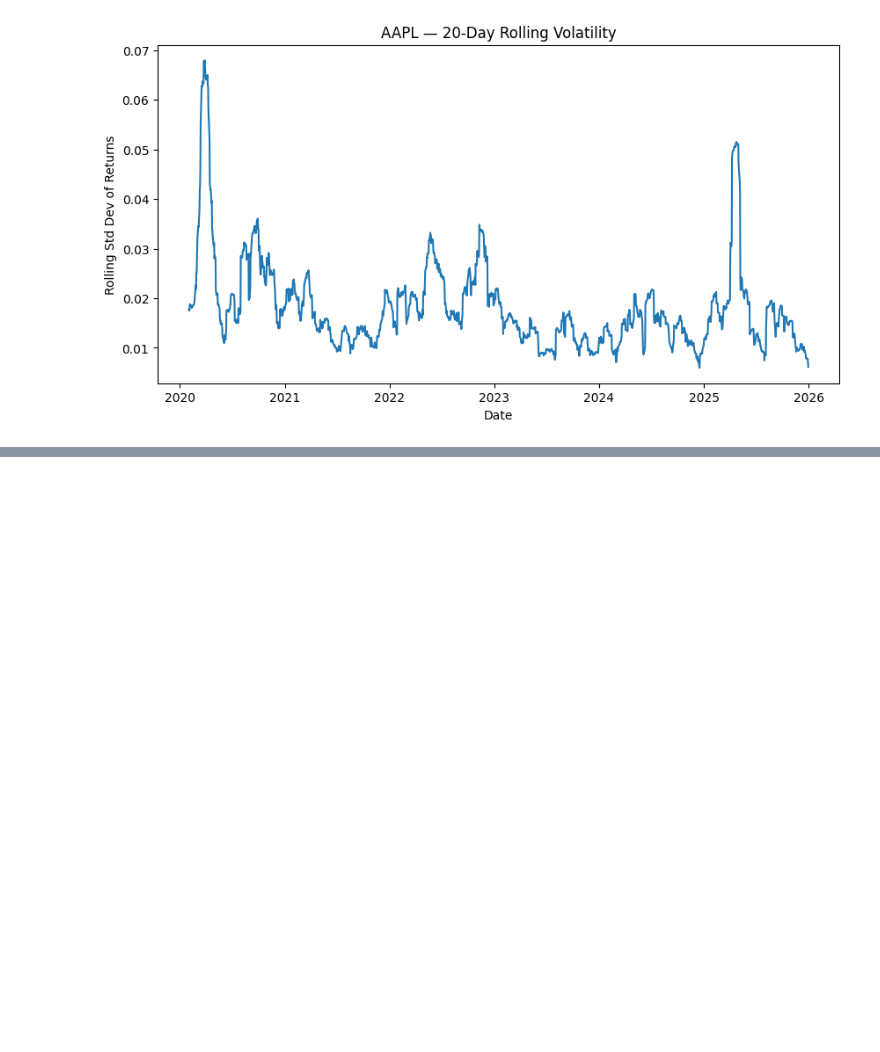
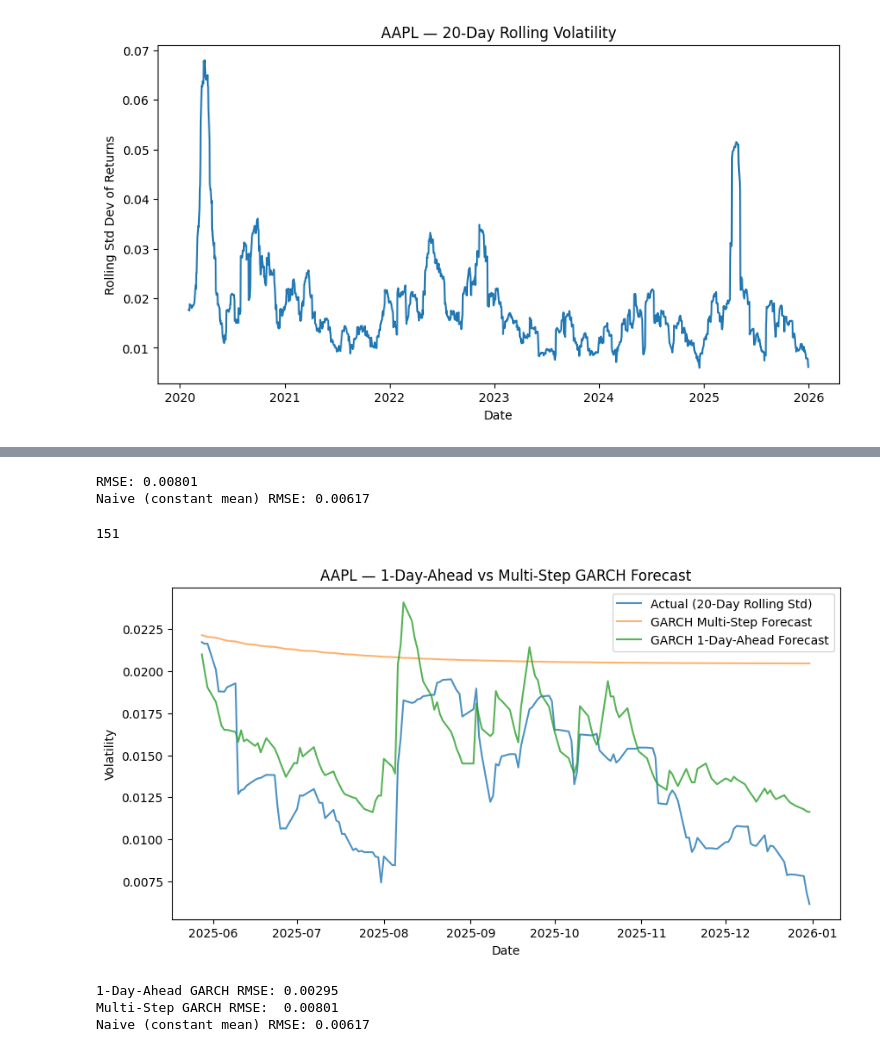
Before and after one commit to SimonSchmitzRafael/econ-portfolio, a Jupyter notebook: project1_volatility/01_data_collection.ipynb, the cells around one changed output, grey strips where cells are left out. Cells and saved outputs as stored; diff of their text form; code cells hidden in the pictures; blank space fills up the shorter version.

```diff
--- a/project1_volatility/01_data_collection.ipynb
+++ b/project1_volatility/01_data_collection.ipynb
@@ -193,0 +279,46 @@ At 0.9647, this is a high but stable value-— high enough to confirm real, stro
+# %%
+from sklearn.metrics import mean_squared_error
+
+rmse = np.sqrt(mean_squared_error(test['RollingVol'], test['GARCH_Forecast']))
+print(f"RMSE: {rmse:.5f}")
+
+naive_forecast = np.full(len(test), train['RollingVol'].mean())
+rmse_naive = np.sqrt(mean_squared_error(test['RollingVol'], naive_forecast))
+print(f"Naive (constant mean) RMSE: {rmse_naive:.5f}")#"on average, the forecast was off by about 0.005,"
+# %% [output]
+RMSE: 0.00801
+Naive (constant mean) RMSE: 0.00617
+# %%
+full_returns = data['Return'] * 100
+model_full = arch_model(full_returns, vol='Garch', p=1, q=1)
+rolling_forecasts = model_full.forecast(params=fitted_train.params, start=split_point, horizon=1)
+forecast_variance_1day = rolling_forecasts.variance['h.1']
+forecast_vol_1day = np.sqrt(forecast_variance_1day) / 100
+
+print(len(forecast_vol_1day))
+# %% [output]
+151
+# %%
+test['GARCH_1day_Forecast'] = forecast_vol_1day.values
+
+plt.figure(figsize=(10, 5))
+plt.plot(test.index, test['RollingVol'], label='Actual (20-Day Rolling Std)', alpha=0.8)
+plt.plot(test.index, test['GARCH_Forecast'], label='GARCH Multi-Step Forecast', alpha=0.6)
+plt.plot(test.index, test['GARCH_1day_Forecast'], label='GARCH 1-Day-Ahead Forecast', alpha=0.8)
+plt.title(f"{ticker} — 1-Day-Ahead vs Multi-Step GARCH Forecast")
+plt.xlabel("Date")
+plt.ylabel("Volatility")
+plt.legend()
+plt.show()
+# %% [output]
+[figure, added]
+# %%
+rmse_1day = np.sqrt(mean_squared_error(test['RollingVol'], test['GARCH_1day_Forecast']))
+print(f"1-Day-Ahead GARCH RMSE: {rmse_1day:.5f}")
+print(f"Multi-Step GARCH RMSE:  {rmse:.5f}")
+print(f"Naive (constant mean) RMSE: {rmse_naive:.5f}")
+#GARCH's real strength is reacting to yesterday's actual shock
+# %% [output]
+1-Day-Ahead GARCH RMSE: 0.00295
+Multi-Step GARCH RMSE:  0.00801
+Naive (constant mean) RMSE: 0.00617
```
Also changed, not shown: parts of 17 cells of this notebook.
